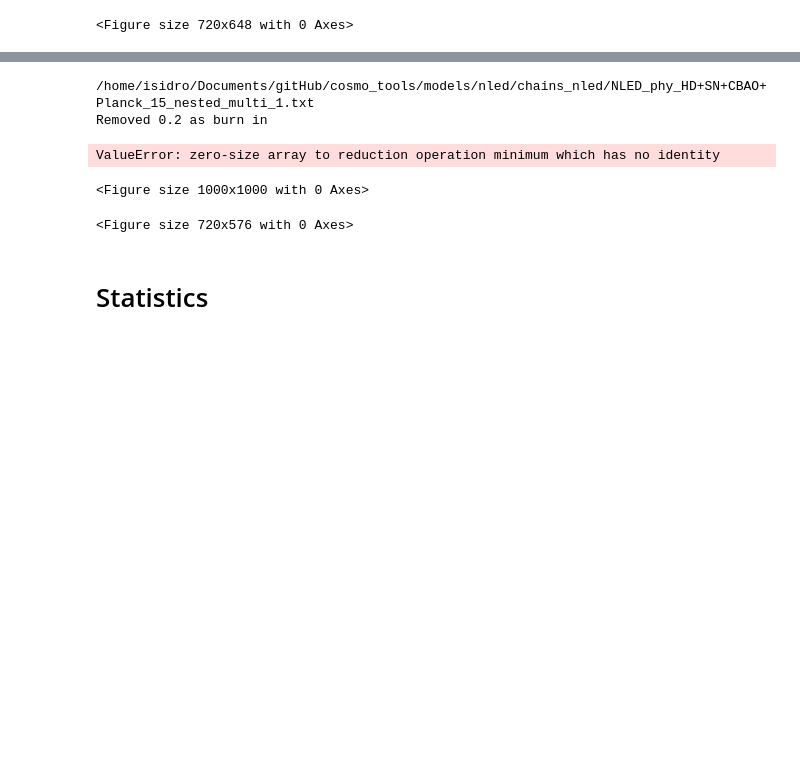
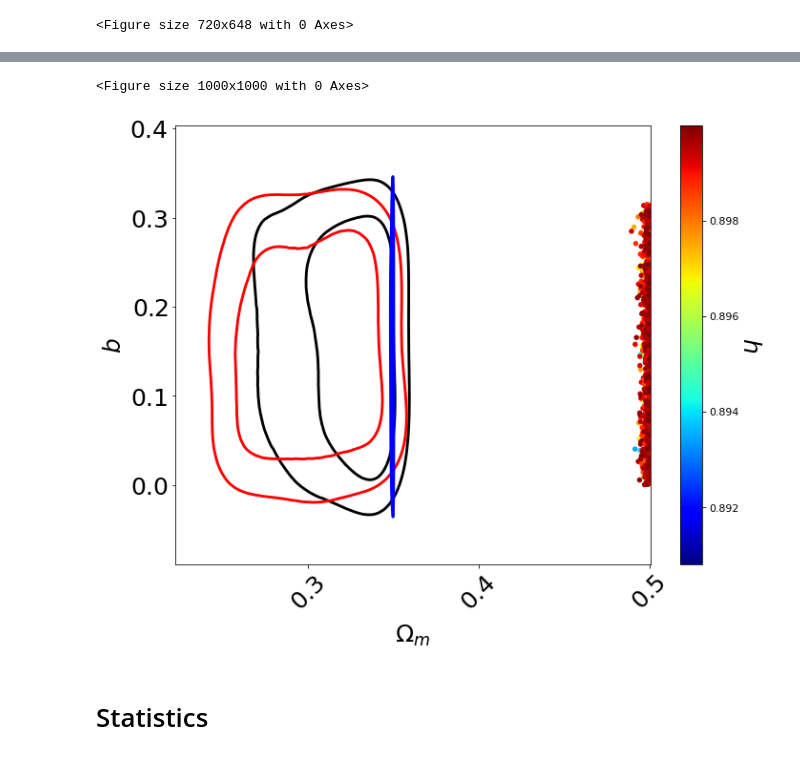
Before and after one commit to igomezv/cosmo_tools, a Jupyter notebook: models/nled/posteriors_nled.ipynb, the cells around one changed output, grey strips where cells are left out. Drawn from its saved outputs; the diff is of its cells as text; code cells hidden in the pictures; blank space fills up the shorter version.

```diff
--- a/models/nled/posteriors_nled.ipynb
+++ b/models/nled/posteriors_nled.ipynb
@@ -116,38 +119,35 @@ ValueError: zero-size array to reduction operation minimum which has no identity
 # %%
 plt.figure(figsize=(10, 10), dpi=100)
 
 gg= plots.getSinglePlotter(chain_dir = dir_name, width_inch= 10,
                           ratio = 0.8,
                           analysis_settings={'smooth_scale_2D': 0.5,
                                              'smooth_scale_1D': 0.5,
                                              'ignore_rows': 0.2})
 
 gg.settings.lab_fontsize = 25
 gg.settings.x_label_rotation= 45
 gg.settings.legend_fontsize = 15
 gg.settings.axes_fontsize = 25
 gg.settings.linewidth_contour = 1
 
 
 
 # plt.figure(figsize=(10,8))
-gg.plot_3d(roots, ['Om', 'h','b'],
+gg.plot_3d(roots, ['Om', 'b','h'],
           legend_loc='upper right', scatter_size=30)
 
 # max_scatter_points – if set, maximum number of points to plots from each root)
 
 
 # gg.add_legend(['CBAO+HD+SN'])
 # plt.xlim(-0.01, 4.2)
 # plt.ylim(-0.01, 3.2)
 # plt.grid()
 # plt.savefig('mphinvsmphan_QuintomCouple.png', dpi=80)
 # %% [output]
-/home/isidro/Documents/gitHub/cosmo_tools/models/nled/chains_nled/NLED_phy_HD+SN+CBAO+Planck_15_nested_multi_1.txt
-Removed 0.2 as burn in
+<Figure size 1000x1000 with 0 Axes>
-ValueError: zero-size array to reduction operation minimum which has no identity
-<Figure size 1000x1000 with 0 Axes>
-<Figure size 720x576 with 0 Axes>
+[figure, added]
 # %% [markdown]
 # Statistics
 # %%
```
Also changed, not shown: parts of 9 cells of this notebook.
